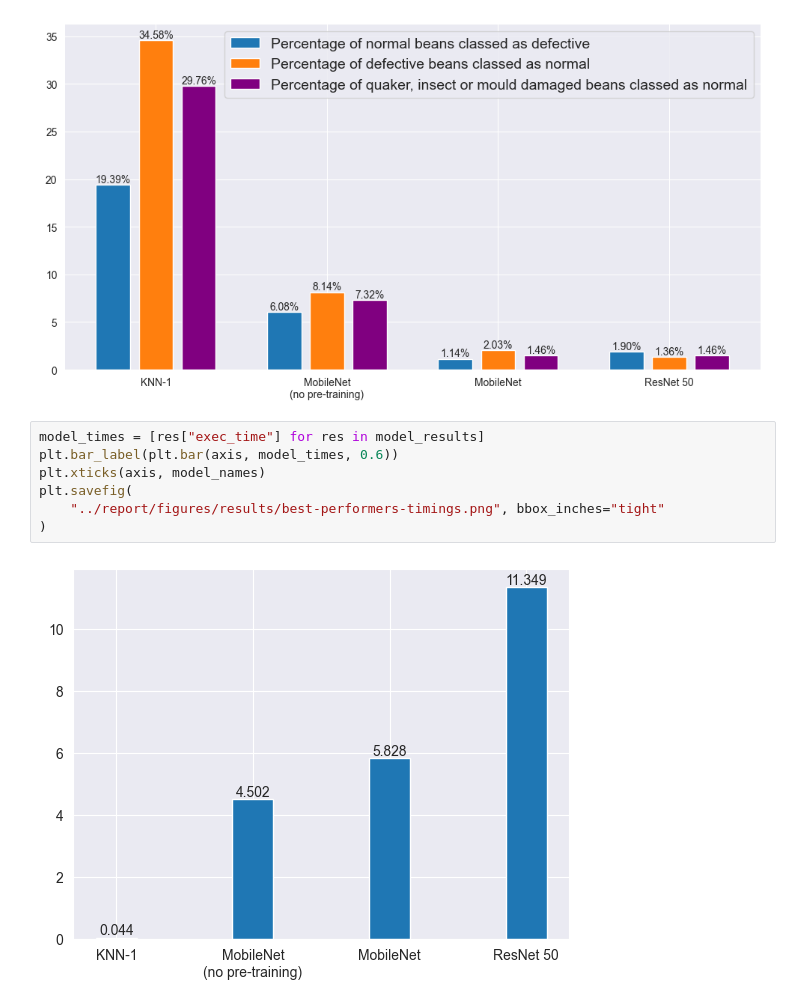
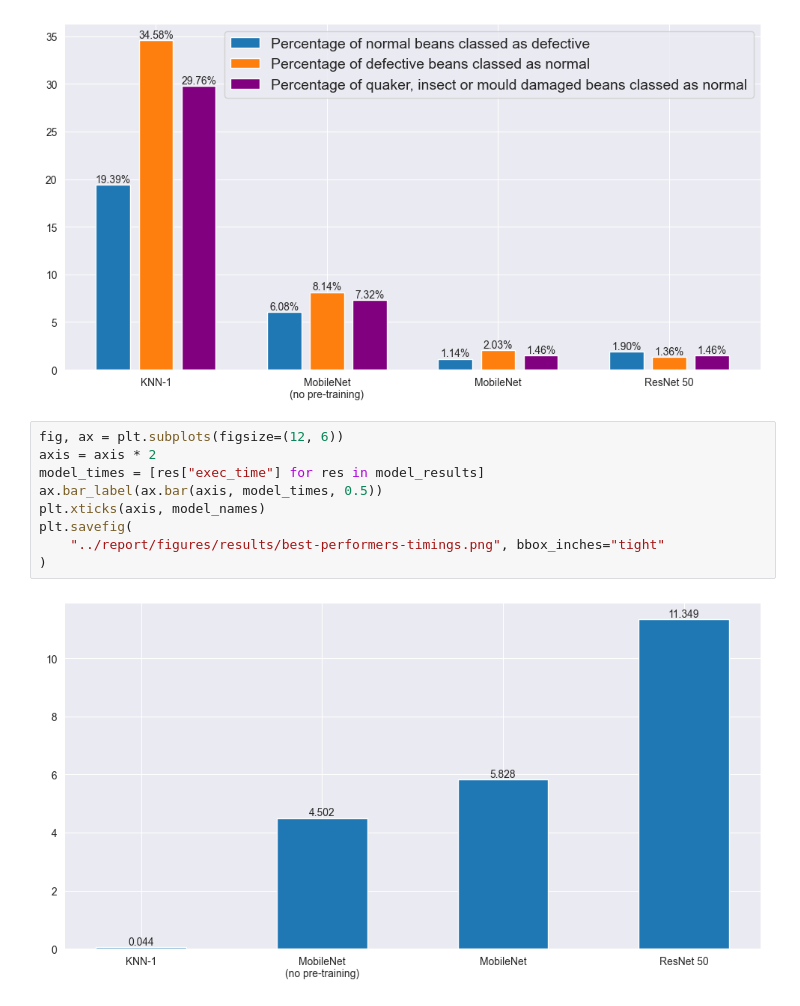
Before and after one commit to dont-text-me/PRBX-work, a Jupyter notebook: implementation/classifier.ipynb, the cells around one changed output. Drawn from its saved outputs; the diff is of its cells as text.

```diff
--- a/implementation/classifier.ipynb
+++ b/implementation/classifier.ipynb
@@ -553,11 +553,13 @@ plt.savefig(
 # %% [output]
 [figure]
 # %%
+fig, ax = plt.subplots(figsize=(12, 6))
+axis = axis * 2
 model_times = [res["exec_time"] for res in model_results]
-plt.bar_label(plt.bar(axis, model_times, 0.6))
+ax.bar_label(ax.bar(axis, model_times, 0.5))
 plt.xticks(axis, model_names)
 plt.savefig(
     "../report/figures/results/best-performers-timings.png", bbox_inches="tight"
 )
 # %% [output]
-[figure, old version]
+[figure, new version]
```
Also changed, not shown: 3 other files.
